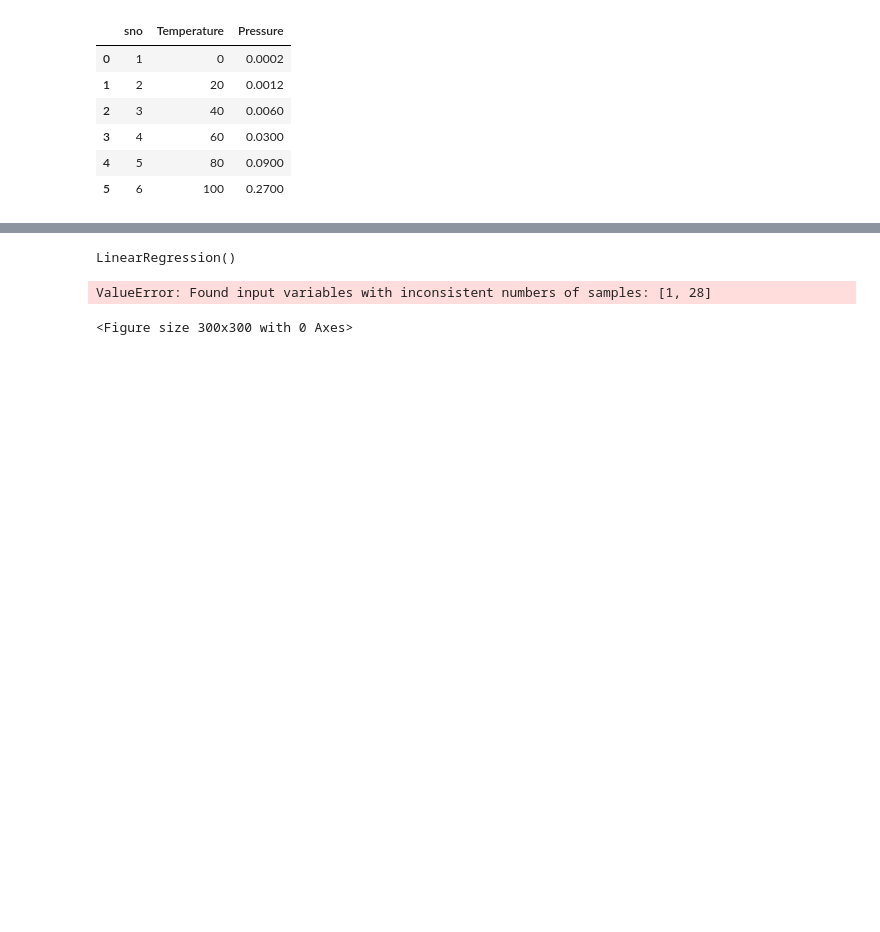
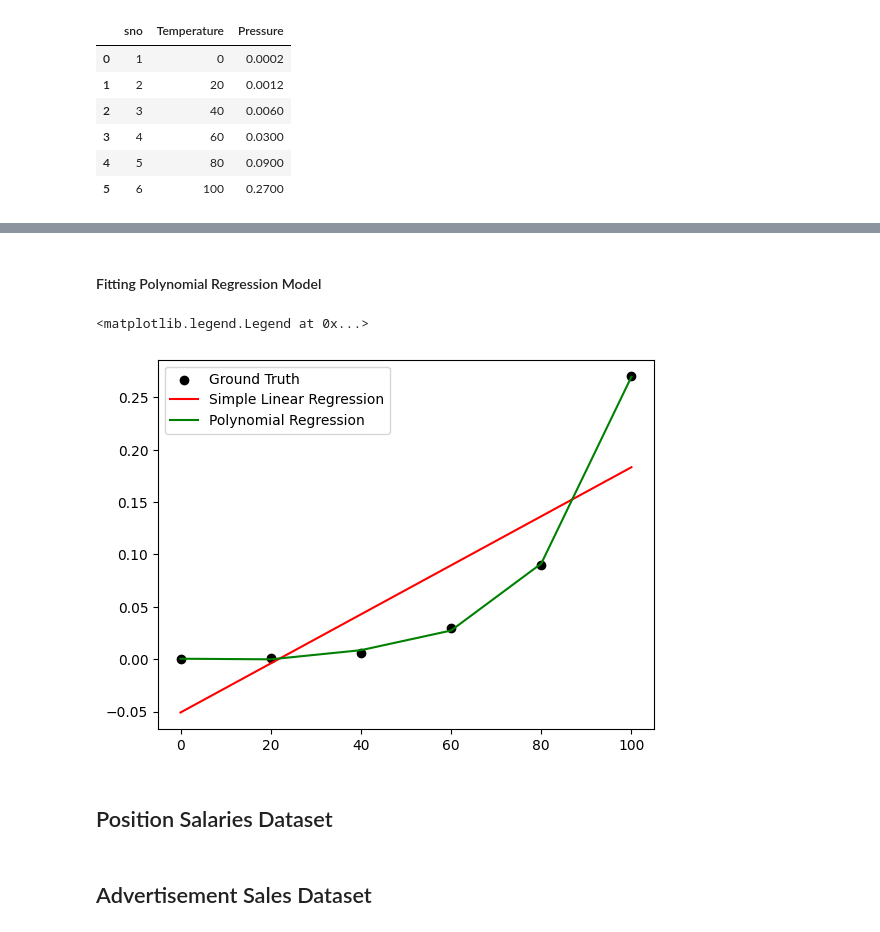
Before and after one commit to devilb2103/Sem---4, a Jupyter notebook: SML/Lab 3/polyRegression.ipynb, the cells around one changed output, grey strips where cells are left out. Drawn from its saved outputs; the diff is of its cells as text; code cells hidden in the pictures; blank space fills up the shorter version.

Commit message:
added polynomial regression assignment

```diff
--- a/SML/Lab 3/polyRegression.ipynb
+++ b/SML/Lab 3/polyRegression.ipynb
@@ -56,11 +27,28 @@ array([[  0,  20,  40,  60,  80, 100]], dtype=int64)
+# %%
+X = np.array(data["Temperature"]).reshape(-1, 1)
+y = np.array(data["Pressure"]).reshape(-1, 1)
 # %%
-LinearRegression().fit(X=X, y=poly_model_2.transform(X))
+LR_model = LinearRegression()
+LR_model.fit(X=X, y=y)
+LR_pred = LR_model.predict(X=X)
-# %% [output]
-LinearRegression()
-# %%
-plt.figure(figsize=(3,3))
-# plt.scatter(data=data, x="Temperature", y="Pressure")
-plt.scatter(x = poly_model_2.transform(X), y=LinearRegression().fit(X=X, y=poly_model_2.transform(X).flatten()).predict(poly_model_2.transform(X)))
-# %% [output]
-ValueError: Found input variables with inconsistent numbers of samples: [1, 28]
-<Figure size 300x300 with 0 Axes>
+# %% [markdown]
+#### Fitting Polynomial Regression Model
+# %%
+poly_features = PolynomialFeatures(degree = 4)
+poly_x = poly_features.fit_transform(X)
+# %%
+lr = LinearRegression().fit(poly_x, y)
+poly_pred = lr.predict(poly_x)
+
+plt.scatter(X, y, color="Black", label="Ground Truth")
+plt.plot(X, LR_pred, color="red", label="Simple Linear Regression")
+plt.plot(X, poly_pred, color="green", label="Polynomial Regression")
+
+plt.legend()
+# %% [output]
+<matplotlib.legend.Legend at 0x...>
+[figure, added]
+# %% [markdown]
+## Position Salaries Dataset
+# %% [markdown]
+## Advertisement Sales Dataset
```
Also changed, not shown: parts of 10 cells of this notebook, 4 other files.
